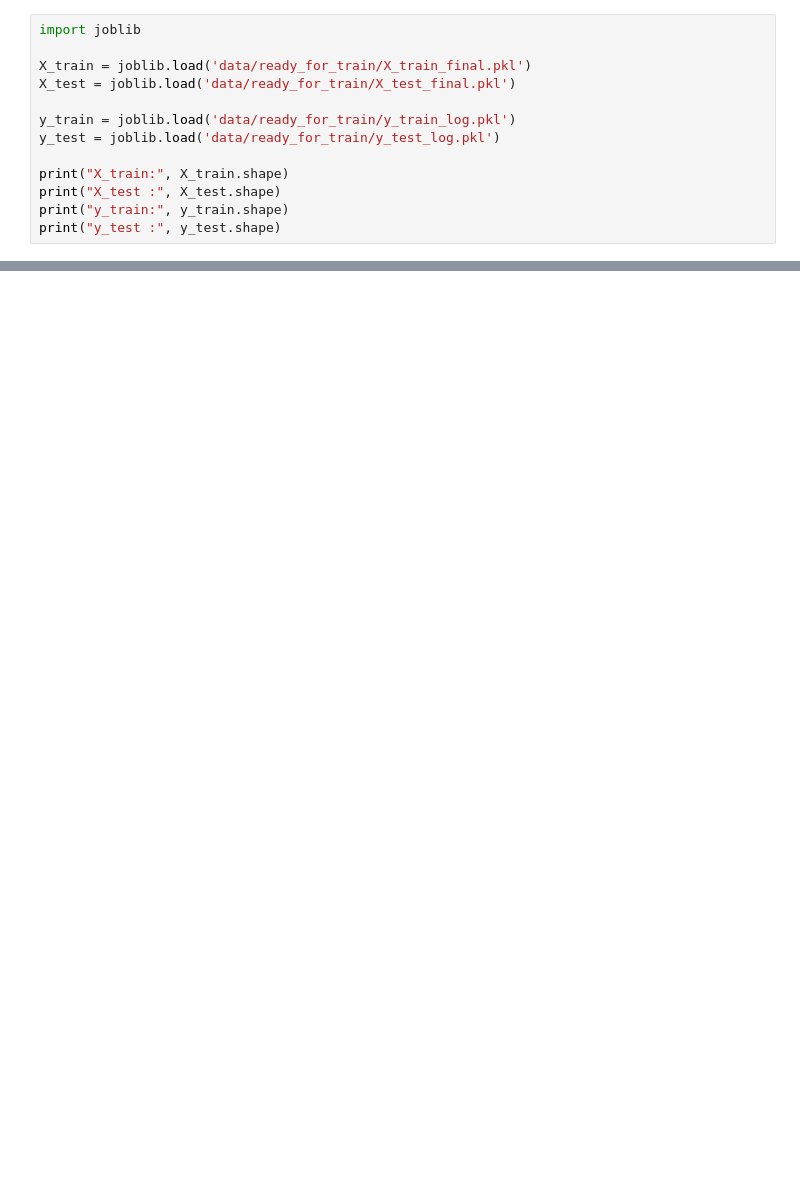
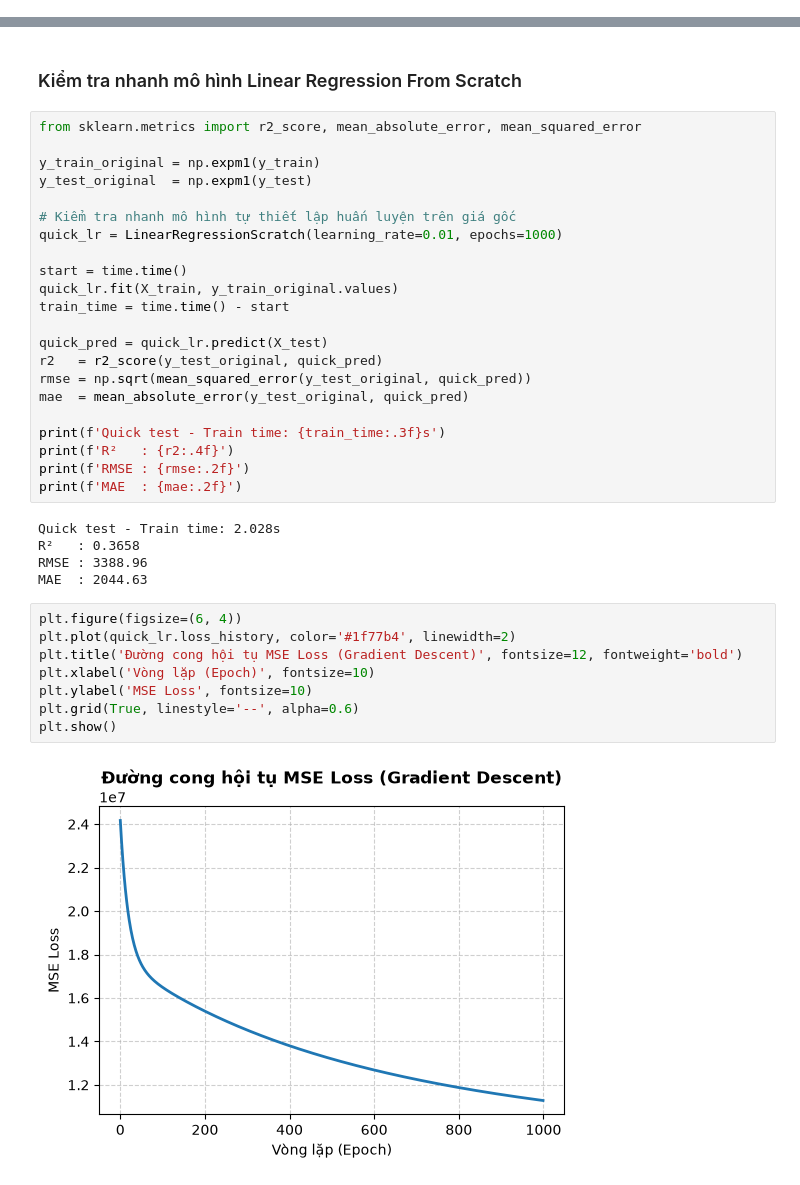
Before and after one commit to Hynnie72/UTH-MACHINE-LEARNING-ASSIGNMENTS-GR02, a Jupyter notebook: practice_2/04-train-linear-regression.ipynb, the cells around one changed output, grey strips where cells are left out. Cells and saved outputs as stored; diff of their text form; blank space fills up the shorter version.

Commit message:
Update logistic and linear

```diff
--- a/practice_2/04-train-linear-regression.ipynb
+++ b/practice_2/04-train-linear-regression.ipynb
@@ -17,13 +0,0 @@ from sklearn.metrics import mean_absolute_error, mean_squared_error, r2_score
-# %%
-import joblib
-
-X_train = joblib.load('data/ready_for_train/X_train_final.pkl')
-X_test = joblib.load('data/ready_for_train/X_test_final.pkl')
-
-y_train = joblib.load('data/ready_for_train/y_train_log.pkl')
-y_test = joblib.load('data/ready_for_train/y_test_log.pkl')
-
-print("X_train:", X_train.shape)
-print("X_test :", X_test.shape)
-print("y_train:", y_train.shape)
-print("y_test :", y_test.shape)
@@ -424,0 +115,39 @@ Mô hình Linear Regression Scratch đã được lưu tại ./models/model_line
+# %% [markdown]
+### Kiểm tra nhanh mô hình Linear Regression From Scratch
+# %%
+from sklearn.metrics import r2_score, mean_absolute_error, mean_squared_error
+
+y_train_original = np.expm1(y_train)
+y_test_original  = np.expm1(y_test)
+
+# Kiểm tra nhanh mô hình tự thiết lập huấn luyện trên giá gốc
+quick_lr = LinearRegressionScratch(learning_rate=0.01, epochs=1000)
+
+start = time.time()
+quick_lr.fit(X_train, y_train_original.values)
+train_time = time.time() - start
+
+quick_pred = quick_lr.predict(X_test)
+r2   = r2_score(y_test_original, quick_pred)
+rmse = np.sqrt(mean_squared_error(y_test_original, quick_pred))
+mae  = mean_absolute_error(y_test_original, quick_pred)
+
+print(f'Quick test - Train time: {train_time:.3f}s')
+print(f'R²   : {r2:.4f}')
+print(f'RMSE : {rmse:.2f}')
+print(f'MAE  : {mae:.2f}')
+# %% [output]
+Quick test - Train time: 2.028s
+R²   : 0.3658
+RMSE : 3388.96
+MAE  : 2044.63
+# %%
+plt.figure(figsize=(6, 4))
+plt.plot(quick_lr.loss_history, color='#1f77b4', linewidth=2)
+plt.title('Đường cong hội tụ MSE Loss (Gradient Descent)', fontsize=12, fontweight='bold')
+plt.xlabel('Vòng lặp (Epoch)', fontsize=10)
+plt.ylabel('MSE Loss', fontsize=10)
+plt.grid(True, linestyle='--', alpha=0.6)
+plt.show()
+# %% [output]
+[figure, added]
```
Also changed, not shown: parts of 40 cells of this notebook, 5 other files.
